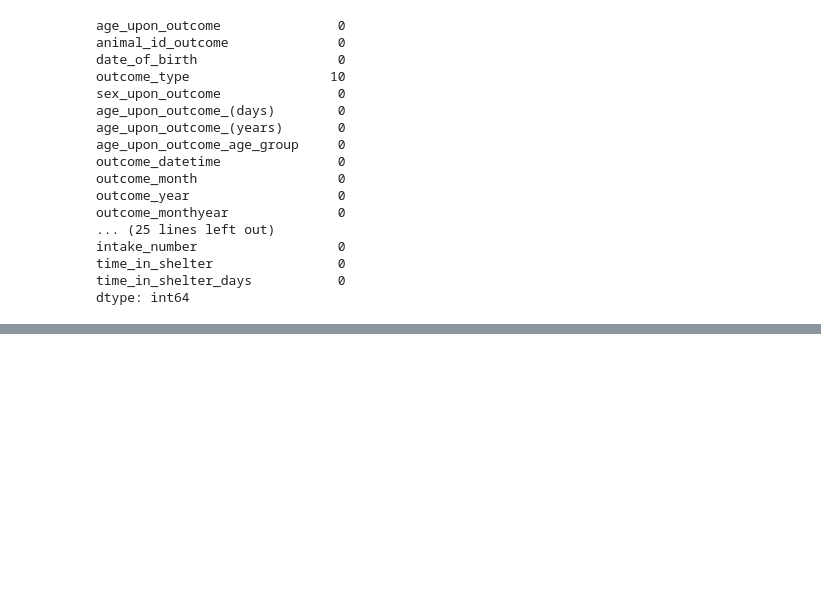
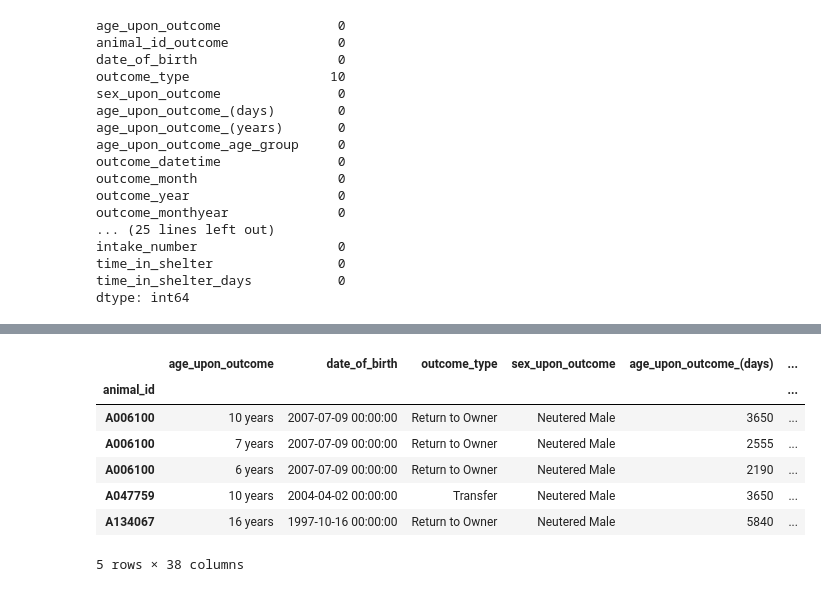
Before and after one commit to KatarinaOldakowski/Austin_Animal_Centre_Shelter, a Jupyter notebook: Austin_Animal_Centre_Shelter.ipynb, the cells around one changed output, grey strips where cells are left out. Cells and saved outputs as stored; diff of their text form; code cells hidden in the pictures; blank space fills up the shorter version.

```diff
--- a/Austin_Animal_Centre_Shelter.ipynb
+++ b/Austin_Animal_Centre_Shelter.ipynb
@@ -179,0 +185,4 @@ dtype: int64
+# %%
+df["outcome_type"].fillna("Unknown", inplace = True)
+
+# outcome_type has ten missing value which now will be allocated with "unknown" type
@@ -179,0 +246,11 @@ dtype: int64
+# %%
+df.head()
+# %% [output]
+|  | age_upon_outcome | date_of_birth | outcome_type | sex_upon_outcome | age_upon_outcome_(days) | ... |
+| animal_id |  |  |  |  |  | ... |
+| A006100 | 10 years | 2007-07-09 00:00:00 | Return to Owner | Neutered Male | 3650 | ... |
+| A006100 | 7 years | 2007-07-09 00:00:00 | Return to Owner | Neutered Male | 2555 | ... |
+| A006100 | 6 years | 2007-07-09 00:00:00 | Return to Owner | Neutered Male | 2190 | ... |
+| A047759 | 10 years | 2004-04-02 00:00:00 | Transfer | Neutered Male | 3650 | ... |
+| A134067 | 16 years | 1997-10-16 00:00:00 | Return to Owner | Neutered Male | 5840 | ... |
+5 rows × 38 columns
```
Also changed, not shown: parts of 13 cells of this notebook.
